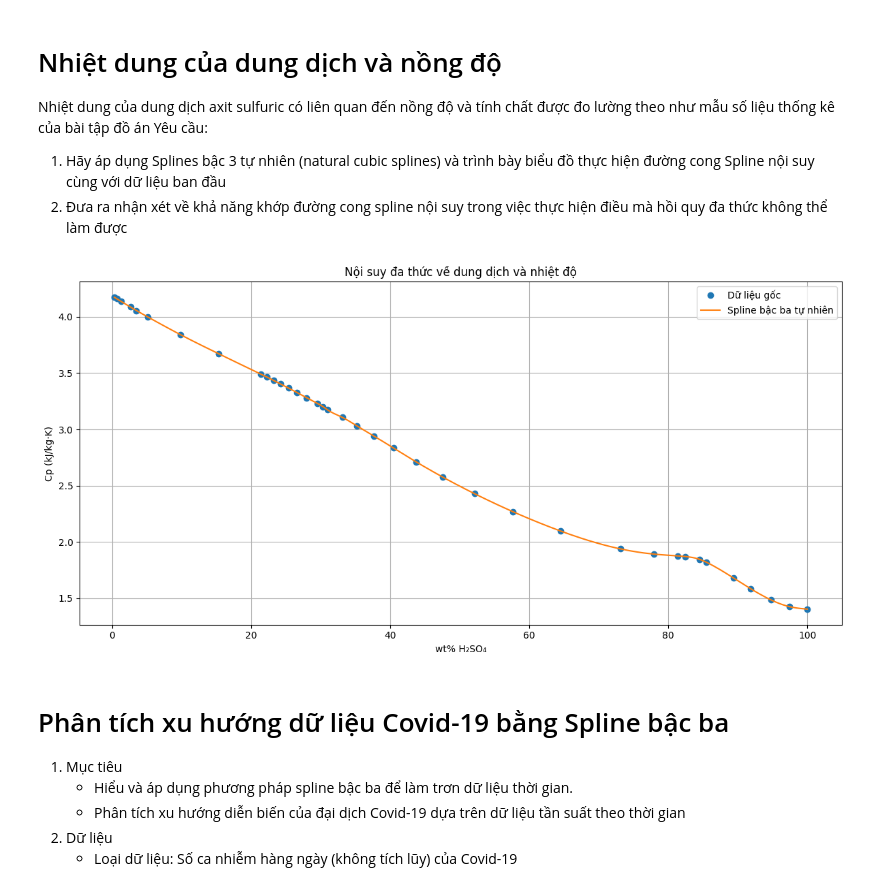
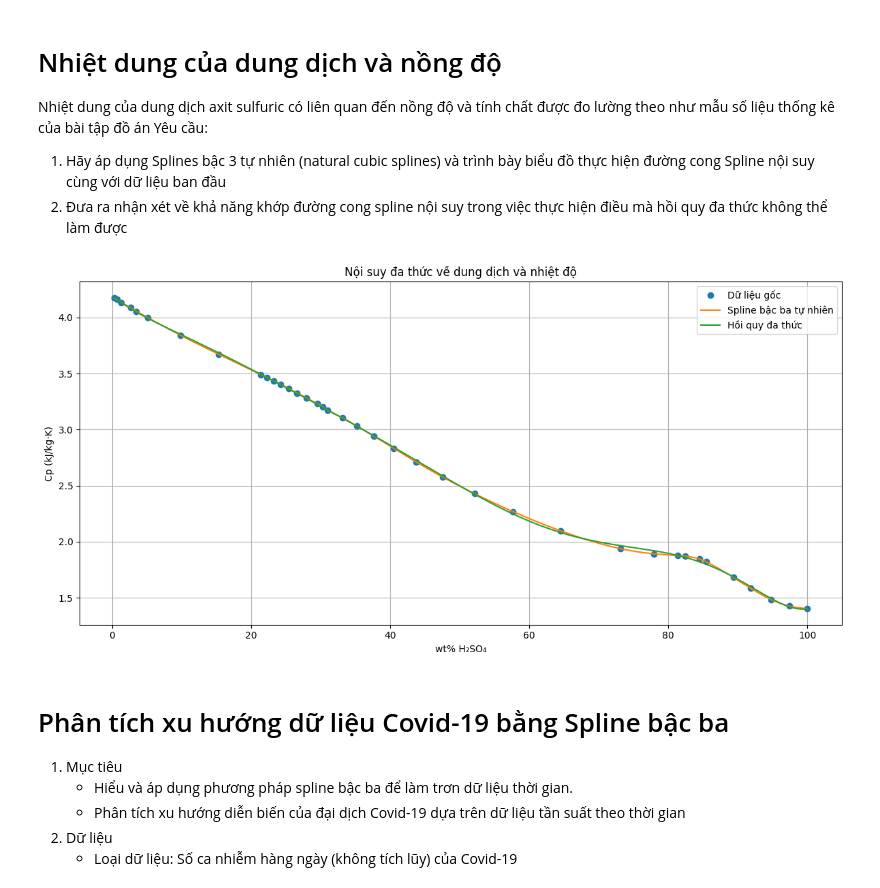
Before and after one commit to AkiraTomori/Interpolation, a Jupyter notebook: Test.ipynb, the cells around one changed output. Drawn from its saved outputs; the diff is of its cells as text; code cells hidden in the pictures.

Commit message:
Normalize for Polynominal Regression to avoid overfiting

```diff
--- a/Test.ipynb
+++ b/Test.ipynb
@@ -53,10 +53,20 @@ class NaturalCubicSpline:
 # Module này phụ trách cho công việc hồi quy đa thức
 class PolynominalRegression:
     def __init__(self, X: List[float], Y: List[float], degree: int):
-        self.X = X
+        self.x_min = min(X)
+        self.x_max = max(X)
+        self.X = self.min_max_normalize(X)
         self.Y = Y
         self.degree = degree
+
+        # self.X = self.min_max_normalize(X)
         self.coefs = self.compute_coefficients()
+
+    def min_max_normalize(self, X: List[float]) -> List[float]:
+        return [(x - self.x_min) / (self.x_max - self.x_min) for x in X]
+
+    def normalize_single(self, x: float) -> float:
+        return (x - self.x_min) / (self.x_max - self.x_min)
 
     def compute_coefficients(self) -> List[float]:
         n = len(self.X)
@@ -73,7 +83,8 @@ class PolynominalRegression:
         return coefs.flatten().tolist()
 
     def predict(self, x: float) -> float:
-        return sum(self.coefs[i] * x ** i for i in range(len(self.coefs)))
+        x_norm = self.normalize_single(x)
+        return sum(self.coefs[i] * x_norm ** i for i in range(len(self.coefs)))
 # %%
 # Helper cho bài 1
 def plot_interpolation_results(
@@ -132,36 +143,36 @@ heat_capacity = np.array(
         4.056, 3.998, 3.842, 3.671,
         3.491, 3.465, 3.435, 3.403,
         3.367, 3.326, 3.281, 3.231,
         3.202, 3.173, 3.107, 3.030,
         2.940, 2.834, 2.711, 2.576,
         2.429, 2.269, 2.098, 1.938,
         1.892, 1.876, 1.870, 1.846,
         1.820, 1.681, 1.586, 1.484,
         1.425, 1.403
     ], dtype=float
 )
 spline_model = NaturalCubicSpline(weight_percent, heat_capacity)
 wp_new_spline = np.linspace(min(weight_percent), max(weight_percent), 200)
 hc_new_spline = [spline_model.interpolate(xi) for xi in wp_new_spline]
 
 degree = 8
 polynominal_model = PolynominalRegression(weight_percent, heat_capacity, degree)
 wp_new_regression = np.linspace(min(weight_percent), max(weight_percent), 200)
 hc_new_regression = [polynominal_model.predict(xi) for xi in wp_new_regression]
 
 plot_interpolation_results(
     x_original=weight_percent,
     y_original=heat_capacity,
     x_spline=wp_new_spline,
     y_spline=hc_new_spline,
-    # x_regression=wp_new_regression,
-    # y_regression=hc_new_regression,
+    x_regression=wp_new_regression,
+    y_regression=hc_new_regression,
     xlabel='wt% H₂SO₄',
     ylabel='Cp (kJ/kg·K)',
     title='Nội suy đa thức về dung dịch và nhiệt độ'
 )
 # %% [output]
-[figure, old version]
+[figure, new version]
 # %% [markdown]
 # Phân tích xu hướng dữ liệu Covid-19 bằng Spline bậc ba
 1. Mục tiêu
```
